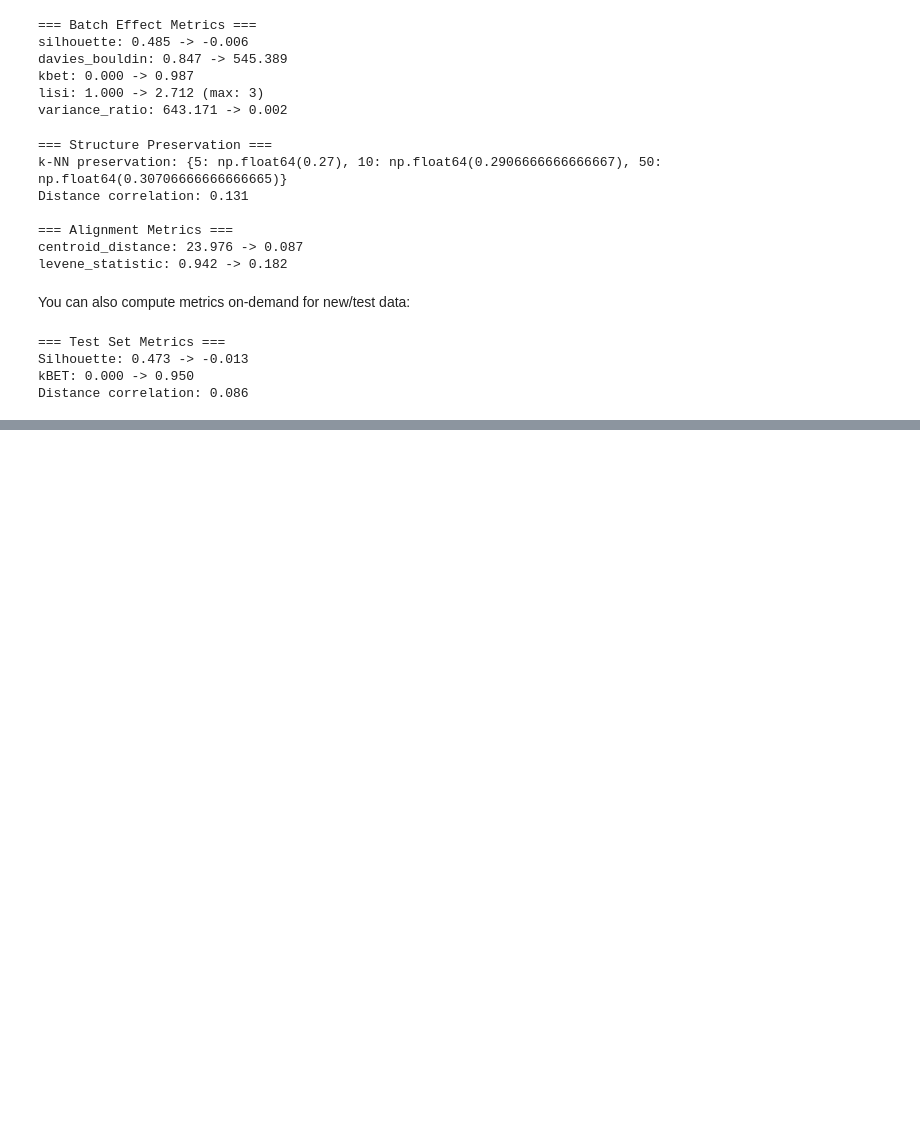
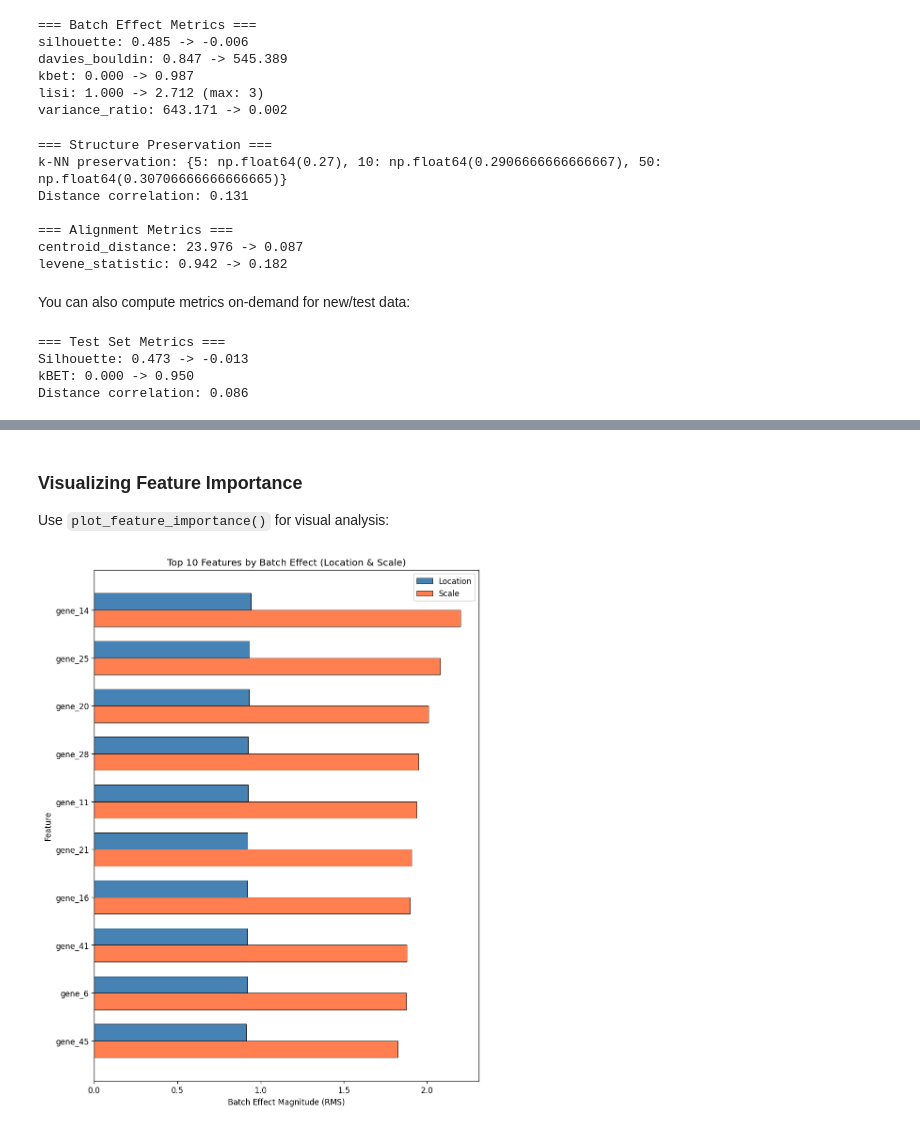
Before and after one commit to EttoreRocchi/combatlearn, a Jupyter notebook: docs/source/demo/combatlearn_demo.ipynb, the cells around one changed output, grey strips where cells are left out. Cells and saved outputs as stored; diff of their text form; code cells hidden in the pictures; blank space fills up the shorter version.

Commit message:
[docs] add feature importance description

```diff
--- a/docs/source/demo/combatlearn_demo.ipynb
+++ b/docs/source/demo/combatlearn_demo.ipynb
@@ -318,0 +327,8 @@ Distance correlation: 0.086
+# %%
+# Compute feature-level batch effect importance
+combat = ComBat(batch=batch_labels, method="johnson")
+combat.fit(X)
+
+importance = combat.feature_batch_importance()
+print("Top 10 features by batch effect magnitude:")
+print(importance.head(10))
@@ -318,0 +376,9 @@ Distance correlation: 0.086
+# %% [markdown]
+### Visualizing Feature Importance
+
+Use `plot_feature_importance()` for visual analysis:
+# %%
+# Grouped bar plot showing location and scale effects
+fig = combat.plot_feature_importance(top_n=10, kind="combined", mode="magnitude")
+# %% [output]
+[figure, added]
```
Also changed, not shown: parts of 9 cells of this notebook, 1 other file.
